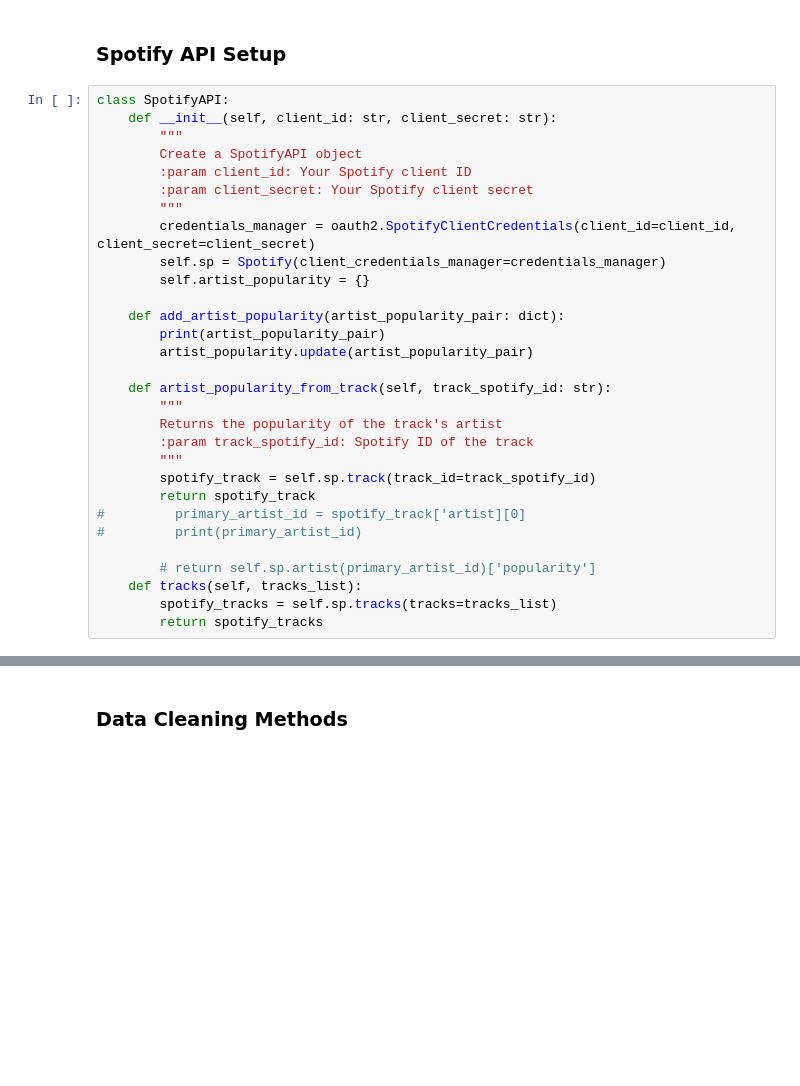
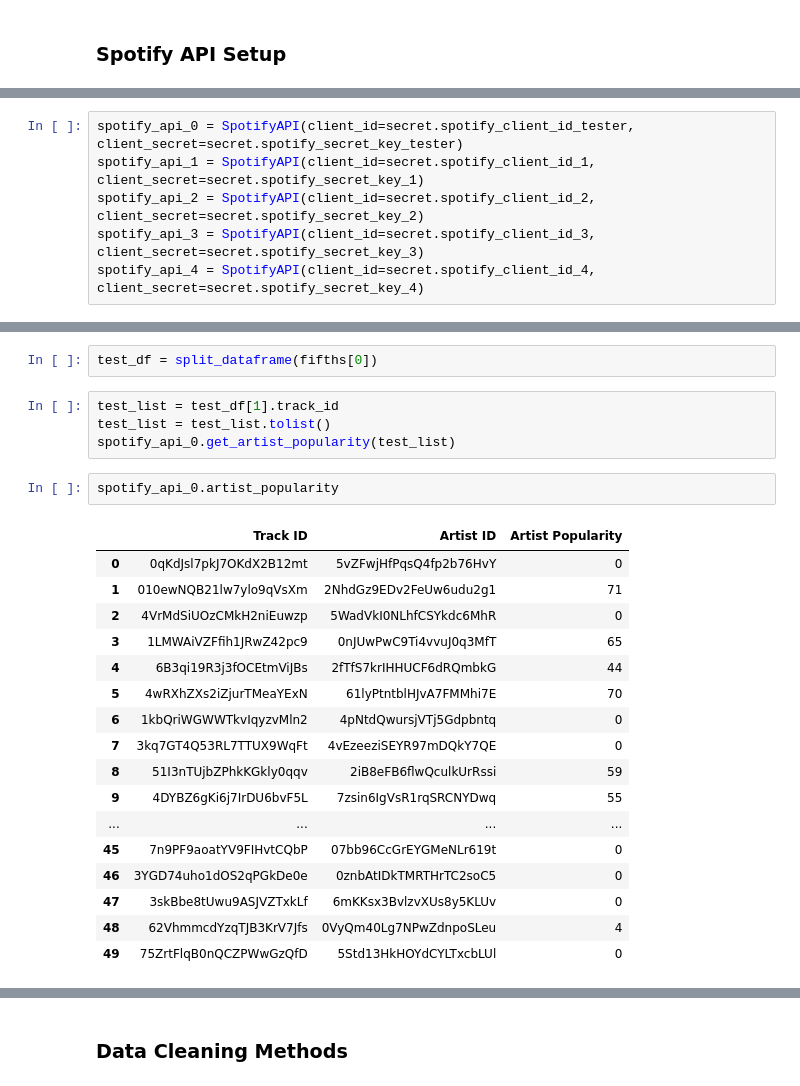
Before and after one commit to sumanasithalam/Top-Charts-Song-Classification, a Jupyter notebook: SongsAnalysis.ipynb, the cells around one changed output, grey strips where cells are left out. Saved outputs shown, nothing was run; the diff lists cells and outputs as text; blank space fills up the shorter version.

```diff
--- a/SongsAnalysis.ipynb
+++ b/SongsAnalysis.ipynb
@@ -37,32 +45,2 @@ def import_data():
 # %% [markdown]
 ### Spotify API Setup
-# %%
-class SpotifyAPI:
-    def __init__(self, client_id: str, client_secret: str):
-        """
-        Create a SpotifyAPI object
-        :param client_id: Your Spotify client ID
-        :param client_secret: Your Spotify client secret
-        """
-        credentials_manager = oauth2.SpotifyClientCredentials(client_id=client_id, client_secret=client_secret)
-        self.sp = Spotify(client_credentials_manager=credentials_manager)
-        self.artist_popularity = {}
-
-    def add_artist_popularity(artist_popularity_pair: dict):
-        print(artist_popularity_pair)
-        artist_popularity.update(artist_popularity_pair)
-
-    def artist_popularity_from_track(self, track_spotify_id: str):
-        """
-        Returns the popularity of the track's artist
-        :param track_spotify_id: Spotify ID of the track
-        """
-        spotify_track = self.sp.track(track_id=track_spotify_id)
-        return spotify_track
-#         primary_artist_id = spotify_track['artist][0]
-#         print(primary_artist_id)
-
-        # return self.sp.artist(primary_artist_id)['popularity']
-    def tracks(self, tracks_list):
-        spotify_tracks = self.sp.tracks(tracks=tracks_list)
-        return spotify_tracks
@@ -90,0 +102,6 @@ spotify_api.artist_popularity_from_track('3FeufAV1f6fajILIQuAXMw')
+# %%
+spotify_api_0 = SpotifyAPI(client_id=secret.spotify_client_id_tester, client_secret=secret.spotify_secret_key_tester)
+spotify_api_1 = SpotifyAPI(client_id=secret.spotify_client_id_1, client_secret=secret.spotify_secret_key_1)
+spotify_api_2 = SpotifyAPI(client_id=secret.spotify_client_id_2, client_secret=secret.spotify_secret_key_2)
+spotify_api_3 = SpotifyAPI(client_id=secret.spotify_client_id_3, client_secret=secret.spotify_secret_key_3)
+spotify_api_4 = SpotifyAPI(client_id=secret.spotify_client_id_4, client_secret=secret.spotify_secret_key_4)
@@ -90,0 +148,26 @@ spotify_api.artist_popularity_from_track('3FeufAV1f6fajILIQuAXMw')
+# %%
+test_df = split_dataframe(fifths[0])
+# %%
+test_list = test_df[1].track_id
+test_list = test_list.tolist()
+spotify_api_0.get_artist_popularity(test_list)
+# %%
+spotify_api_0.artist_popularity
+# %% [output]
+|  | Track ID | Artist ID | Artist Popularity |
+| 0 | 0qKdJsl7pkJ7OKdX2B12mt | 5vZFwjHfPqsQ4fp2b76HvY | 0 |
+| 1 | 010ewNQB21lw7ylo9qVsXm | 2NhdGz9EDv2FeUw6udu2g1 | 71 |
+| 2 | 4VrMdSiUOzCMkH2niEuwzp | 5WadVkI0NLhfCSYkdc6MhR | 0 |
+| 3 | 1LMWAiVZFfih1JRwZ42pc9 | 0nJUwPwC9Ti4vvuJ0q3MfT | 65 |
+| 4 | 6B3qi19R3j3fOCEtmViJBs | 2fTfS7krIHHUCF6dRQmbkG | 44 |
+| 5 | 4wRXhZXs2iZjurTMeaYExN | 61lyPtntblHJvA7FMMhi7E | 70 |
+| 6 | 1kbQriWGWWTkvIqyzvMln2 | 4pNtdQwursjVTj5Gdpbntq | 0 |
+| 7 | 3kq7GT4Q53RL7TTUX9WqFt | 4vEzeeziSEYR97mDQkY7QE | 0 |
+| 8 | 51I3nTUjbZPhkKGkly0qqv | 2iB8eFB6flwQculkUrRssi | 59 |
+| 9 | 4DYBZ6gKi6j7IrDU6bvF5L | 7zsin6IgVsR1rqSRCNYDwq | 55 |
+| ... | ... | ... | ... |
+| 45 | 7n9PF9aoatYV9FIHvtCQbP | 07bb96CcGrEYGMeNLr619t | 0 |
+| 46 | 3YGD74uho1dOS2qPGkDe0e | 0znbAtIDkTMRTHrTC2soC5 | 0 |
+| 47 | 3skBbe8tUwu9ASJVZTxkLf | 6mKKsx3BvlzvXUs8y5KLUv | 0 |
+| 48 | 62VhmmcdYzqTJB3KrV7Jfs | 0VyQm40Lg7NPwZdnpoSLeu | 4 |
+| 49 | 75ZrtFlqB0nQCZPWwGzQfD | 5Std13HkHOYdCYLTxcbLUl | 0 |
```
Also changed, not shown: parts of 24 cells of this notebook.
